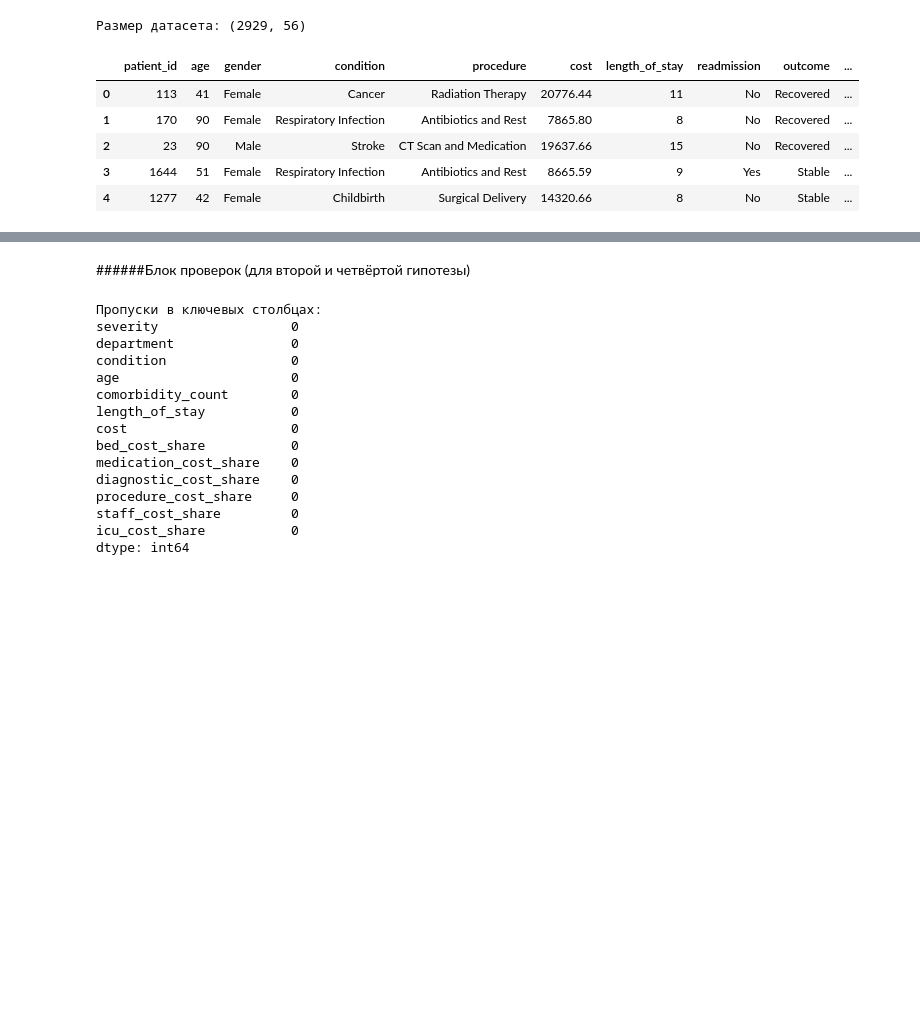
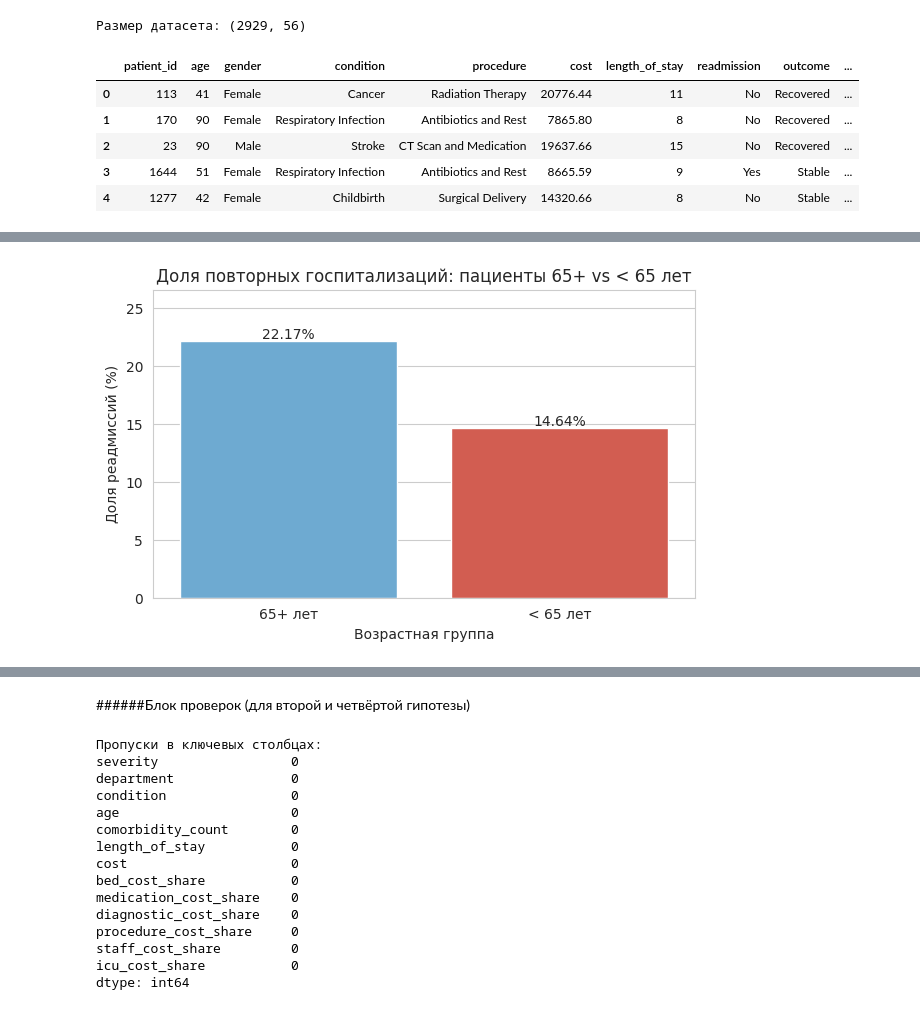
Before and after one commit to Fixer1313/DA_case5, a Jupyter notebook: notebooks/02_hypotheses.ipynb, the cells around one changed output, grey strips where cells are left out. Saved outputs shown, nothing was run; the diff lists cells and outputs as text; code cells hidden in the pictures; blank space fills up the shorter version.

```diff
--- a/notebooks/02_hypotheses.ipynb
+++ b/notebooks/02_hypotheses.ipynb
@@ -39,0 +56,86 @@ df.head()
+# %%
+
+# Шаг 1. Нечеткая формулировка гипотезы
+# Гипотеза: Существует связь между возрастом (65+) и частотой повторных госпитализаций
+# H0 (нулевая): Доля реадмиссий у пациентов 65+ НЕ отличается от пациентов < 65
+# H1 (альтернативная): Доля реадмиссий у пациентов 65+ ВЫШЕ, чем у пациентов < 65
+
+# Шаг 2. Метрика для проверки
+# Используем метрику "Доля повторных госпитализаций" (в % или долях от 0 до 1)
+# Фильтруем данные: только завершенные 30-дневные периоды наблюдения
+df_hyp1 = df[df['followup_30d_complete'] == True].copy()
+
+# Шаг 3. Базовые статистики (сравнение долей)
+# Создаем возрастные группы и бинарный признак реадмиссии
+df_hyp1['Age_Category'] = np.where(df_hyp1['age'] >= 65, '65+ лет', '< 65 лет')
+df_hyp1['Is_Readmitted'] = np.where(df_hyp1['readmission'] == 'Yes', 1, 0)
+
+# Считаем доли реадмиссий в каждой группе
+stats_summary = df_hyp1.groupby('Age_Category')['Is_Readmitted'].agg(
+    Всего_пациентов='count',
+    Повторных_госпитализаций='sum',
+    Доля_реадмиссий='mean'
+).reset_index()
+
+stats_summary['Доля_реадмиссий_%'] = (stats_summary['Доля_реадмиссий'] * 100).round(2)
+
+print("--- Шаг 3: Базовые статистики ---")
+print(stats_summary[['Age_Category', 'Всего_пациентов', 'Повторных_госпитализаций', 'Доля_реадмиссий_%']])
+print()
+
+# Шаг 4. Тест на значимость (Хи-квадрат)
+# Проверяем, является ли разница статистически значимой
+contingency_table = pd.crosstab(df_hyp1['Age_Category'], df_hyp1['readmission'])
+chi2, p_val, dof, expected = stats.chi2_contingency(contingency_table)
+
+print("--- Шаг 4: Тест Хи-квадрат ---")
+print(f"Таблица сопряженности:\n{contingency_table}")
+print(f"p-value = {p_val:.5e}")
+print()
+
+# Шаг 5. Визуализация разницы
+plt.figure(figsize=(7, 4))
+ax = sns.barplot(
+    data=stats_summary,
+    x='Age_Category',
+    y='Доля_реадмиссий_%',
+    palette=['#5DADE2', '#E74C3C']
+)
+plt.title('Доля повторных госпитализаций: пациенты 65+ vs < 65 лет')
+plt.xlabel('Возрастная группа')
+plt.ylabel('Доля реадмиссий (%)')
+plt.ylim(0, max(stats_summary['Доля_реадмиссий_%']) * 1.2)
+
+# Добавляем значения над столбцами
+for p in ax.patches:
+    ax.annotate(
+        f"{p.get_height():.2f}%",
+        (p.get_x() + p.get_width() / 2., p.get_height()),
+        ha='center', va='bottom'
+    )
+plt.show()
+
+# Шаг 6. Итоговый вывод
+# Формулируем заключение на основе p-value и сравнения долей
+alpha = 0.05  # уровень значимости
+rate_young = stats_summary.loc[stats_summary['Age_Category'] == '< 65 лет', 'Доля_реадмиссий_%'].values[0]
+rate_old = stats_summary.loc[stats_summary['Age_Category'] == '65+ лет', 'Доля_реадмиссий_%'].values[0]
+
+print("--- Шаг 6: ИТОГОВЫЙ ВЫВОД ---")
+if p_val < alpha:
+    if rate_old > rate_young:
+        print(f"✅ Гипотеза ПОДТВЕРДИЛАСЬ (p-value = {p_val:.5e} < α = 0.05)")
+        print(f"Пациенты 65+ имеют значимо более высокую вероятность реадмиссии:")
+        print(f"  • 65+ лет: {rate_old}%")
+        print(f"  • < 65 лет: {rate_young}%")
+        print(f"  • Разница: {rate_old - rate_young:.2f} процентных пункта")
+    else:
+        print(f"❌ Гипотеза ОПРОВЕРГНУТА: различия значимы, но направление обратное")
+        print(f"  • 65+ лет: {rate_old}%")
+        print(f"  • < 65 лет: {rate_young}%")
+else:
+    print(f"❌ Гипотеза ОПРОВЕРГНУТА (p-value = {p_val:.5e} ≥ α = 0.05)")
+    print(f"Статистически значимых различий не обнаружено:")
+    print(f"  • 65+ лет: {rate_old}%")
+    print(f"  • < 65 лет: {rate_young}%")
+# %% [output]
@@ -39,0 +157 @@ df.head()
+[figure, added]
```
Also changed, not shown: parts of 4 cells of this notebook.
